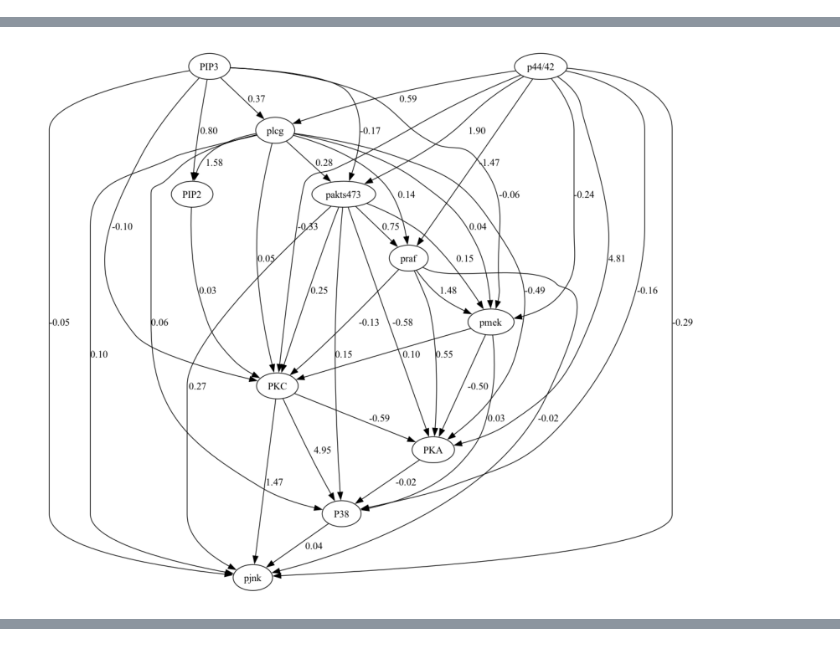
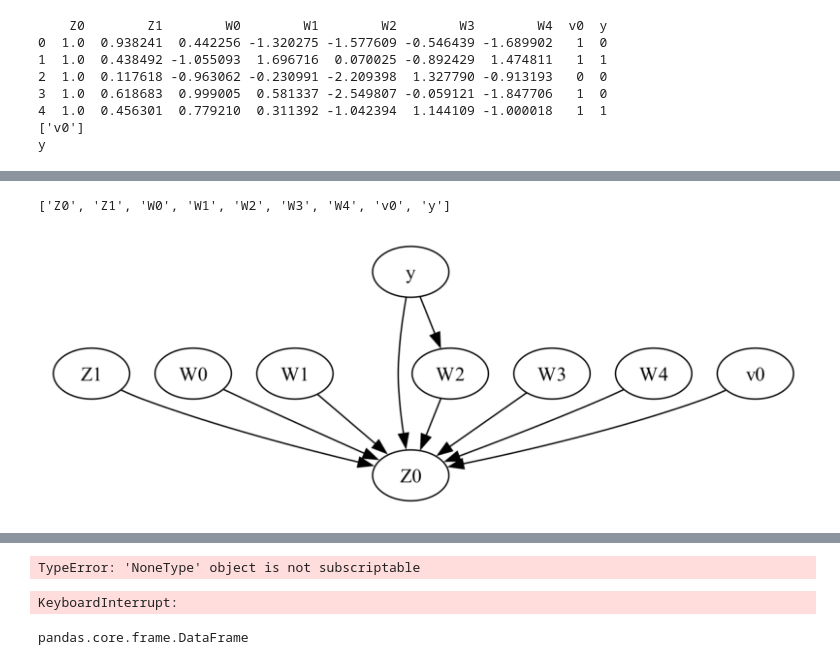
Before and after one commit to shamanth-kuthpadi/IoCP, a Jupyter notebook: testing_updated_pipeline.ipynb, the cells around one changed output, grey strips where cells are left out. Saved outputs shown, nothing was run; the diff lists cells and outputs as text; code cells hidden in the pictures.

Commit message:
major changes to docs, added classfication functionality, added new discovery algos

```diff
--- a/testing_updated_pipeline.ipynb
+++ b/testing_updated_pipeline.ipynb
@@ -6,13 +6,37 @@ import pandas as pd
 import warnings
 warnings.filterwarnings("ignore", category=FutureWarning)
 # %%
-data_url = "https://raw.githubusercontent.com/FenTechSolutions/CausalDiscoveryToolbox/master/cdt/data/resources/cyto_full_data.csv"
-data = pd.read_csv(data_url)
-discovery_algorithm = "icalingam"
-treatment_variable = "PIP3"
-outcome_variable = "pmek"
-treatment_value = data["PIP3"].quantile(0.75)
-control_value = data["PIP3"].min()
+# data_url = "https://raw.githubusercontent.com/FenTechSolutions/CausalDiscoveryToolbox/master/cdt/data/resources/cyto_full_data.csv"
+# data = pd.read_csv(data_url)
+import dowhy.datasets
+dataset = dowhy.datasets.linear_dataset(beta=10,
+        num_common_causes=5,
+        num_instruments = 2,
+        num_treatments=1,
+        num_samples=10,
+        treatment_is_binary=True,
+        outcome_is_binary=True,
+        stddev_treatment_noise=10)
+data = dataset['df']
+data['v0'] = data['v0'].astype(int)
+data['y'] = data['y'].astype(int)
+print(data.head())
+print(dataset['treatment_name'])
+print(dataset['outcome_name'])
+discovery_algorithm = "pc"
+treatment_variable = dataset['treatment_name'][0]
+outcome_variable = dataset['outcome_name'][0]
+treatment_value = 1
+control_value = 0
+# %% [output]
+    Z0        Z1        W0        W1        W2        W3        W4  v0  y
+0  1.0  0.938241  0.442256 -1.320275 -1.577609 -0.546439 -1.689902   1  0
+1  1.0  0.438492 -1.055093  1.696716  0.070025 -0.892429  1.474811   1  1
+2  1.0  0.117618 -0.963062 -0.230991 -2.209398  1.327790 -0.913193   0  0
+3  1.0  0.618683  0.999005  0.581337 -2.549807 -0.059121 -1.847706   1  0
+4  1.0  0.456301  0.779210  0.311392 -1.042394  1.144109 -1.000018   1  1
+['v0']
+y
 # %%
 # Initialize the CausalModule with the provided parameters
 causal_module = CausalModule(
@@ -26,8 +50,12 @@ causal_module = CausalModule(
 
 # Find the causal graph
 causal_module.find_causal_graph()
+print(causal_module.graph.nodes())
 # Refute the causal graph
-causal_module.refute_cgm(n_perm=10)
+# causal_module.refute_cgm(n_perm=10)
+
+causal_module.see_graph()
+
 # Create a causal graph model
 causal_module.create_model()
 # Identify the estimand
@@ -36,16 +64,7 @@ causal_module.identify_effect()
 causal_module.estimate_effect()
 # Refute the estimate
 causal_module.refute_estimate()
-# Visualize the causal graph
-causal_module.see_graph()
-# Getting graph metrics
-causal_module.see_graph_properties()
-# Getting graph refutation metrics
-causal_module.see_graph_refutation()
-# Getting effect estimation metrics
-causal_module.see_effect_estimation()
-# Getting effect estimation refutation metrics
-causal_module.see_estimate_refutation()
+
 # Save results to CSV (default directory is 'outputs/results')
 causal_module.store_results()
 # %% [output]
@@ -69 +73,2 @@ causal_module.store_results()
+['Z0', 'Z1', 'W0', 'W1', 'W2', 'W3', 'W4', 'v0', 'y']
-[figure, old version]
+[figure, new version]
@@ -87,9 +93,24 @@ causal_module.store_results()
+TypeError: 'NoneType' object is not subscriptable
 # %%
 interventional_samples = causal_module.simulate_intervention(
-    variable_to_intervene="PIP3",
-    intervention_value=32.8,
-    num_samples_to_draw=1000
+    variable_to_intervene_dict={
+        "v0": lambda x: 1,
+        "Z0": lambda x: 0,
+        "Z1": lambda x: 0.5,
+        "W0": lambda x: -1,
+        "W1": lambda x: 1,
+        "W2": lambda x: 0.5,
+        "W3": lambda x: -1,
+        "W4": lambda x: -2,
+        },
+    num_samples_to_draw=5000
 )
+# %% [output]
+KeyboardInterrupt:
+# %%
+type(interventional_samples)
+# %% [output]
+pandas.core.frame.DataFrame
 # %%
 interventional_samples.head()
 # %% [output]
```
Also changed, not shown: parts of 11 cells of this notebook, 8 other files.
